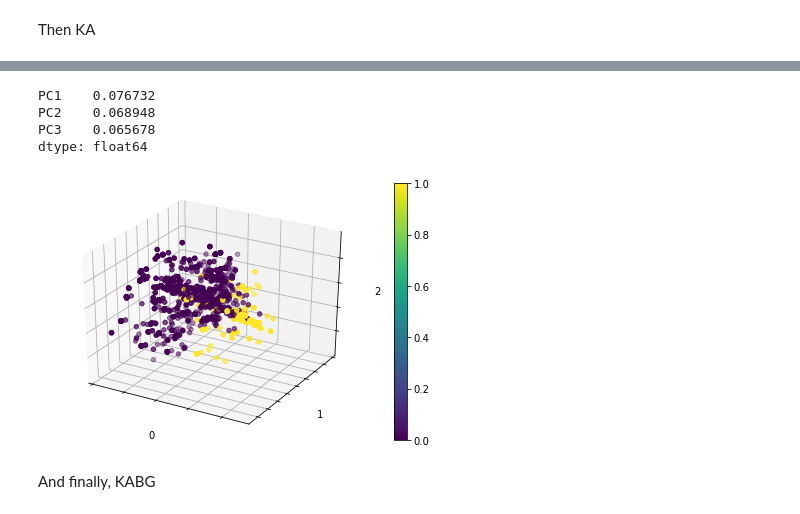
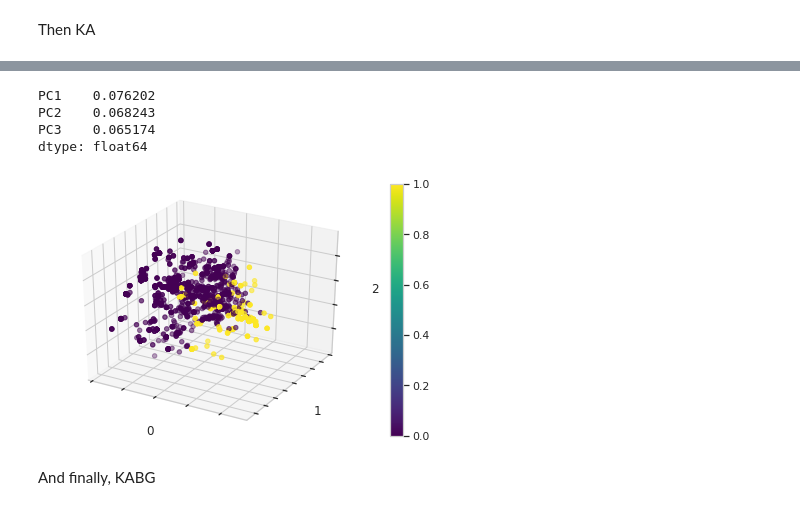
Before and after one commit to c-leber/Predicting-Cannabis-Effects-via-Smell, a Jupyter notebook: 1.1_Kernel_Building_for_Binary_Data.ipynb, the cells around one changed output, grey strips where cells are left out. Saved outputs shown, nothing was run; the diff lists cells and outputs as text; code cells hidden in the pictures.

```diff
--- a/1.1_Kernel_Building_for_Binary_Data.ipynb
+++ b/1.1_Kernel_Building_for_Binary_Data.ipynb
@@ -875,9 +797,8 @@ Then KA
 pyro.clear_param_store()
 kernel = KA(input_dim = 48,
             variance = torch.tensor(1.),
-            alpha = torch.tensor(0.533), # using the learned alpha
+            alpha = torch.tensor(0.526), # using the learned alpha
            marginal_probs = torch.tensor(np.array(marginal_probs)))
 cov = kernel(torch.Tensor(np.array(feats_train)))
 d = (1 - cov)
 d[d < 1e-15] = 0
-d
@@ -893,16 +805,16 @@ tensor([[0.0000, 0.8831, 0.5012,  ..., 0.7086, 0.7648, 0.7991],
 # %%
 d = d.detach().numpy()
 labels = feats_train.reset_index()
 labels.index = [str(i) for i in labels.index]
 plot = skbio.stats.ordination.pcoa(d)
 print(plot.proportion_explained[['PC1', 'PC2', 'PC3']])
-plot = plot.plot(df=labels, column='feature_Berry')
+plot = plot.plot(df=labels, column='feature_Berry', cmap = 'viridis')
 # %% [output]
-PC1    0.076732
-PC2    0.068948
-PC3    0.065678
+PC1    0.076202
+PC2    0.068243
+PC3    0.065174
 dtype: float64
-[figure, old version]
+[figure, new version]
 # %% [markdown]
 And finally, KABG
 # %%
```
Also changed, not shown: parts of 46 cells of this notebook, 1 other file.
